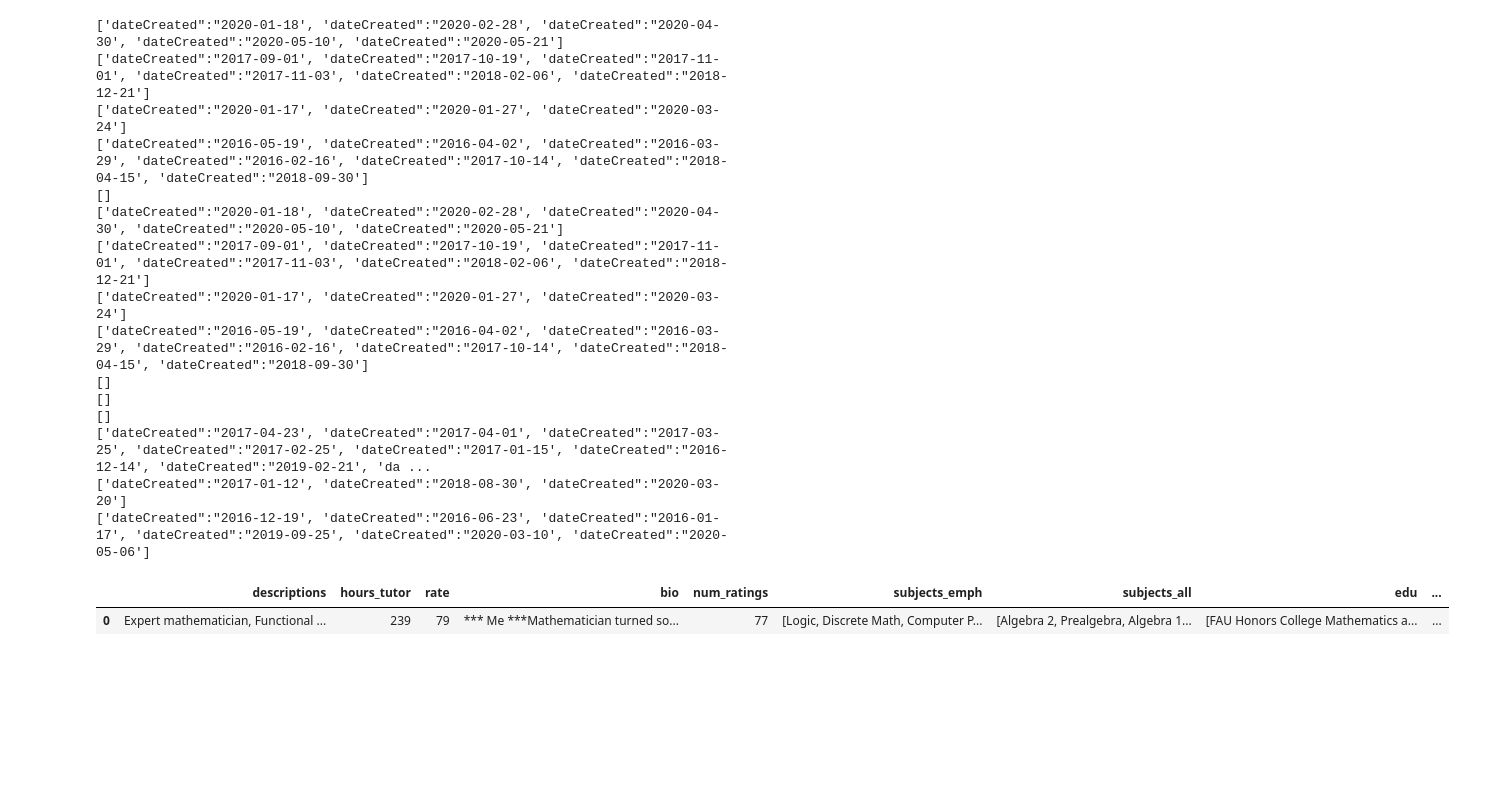
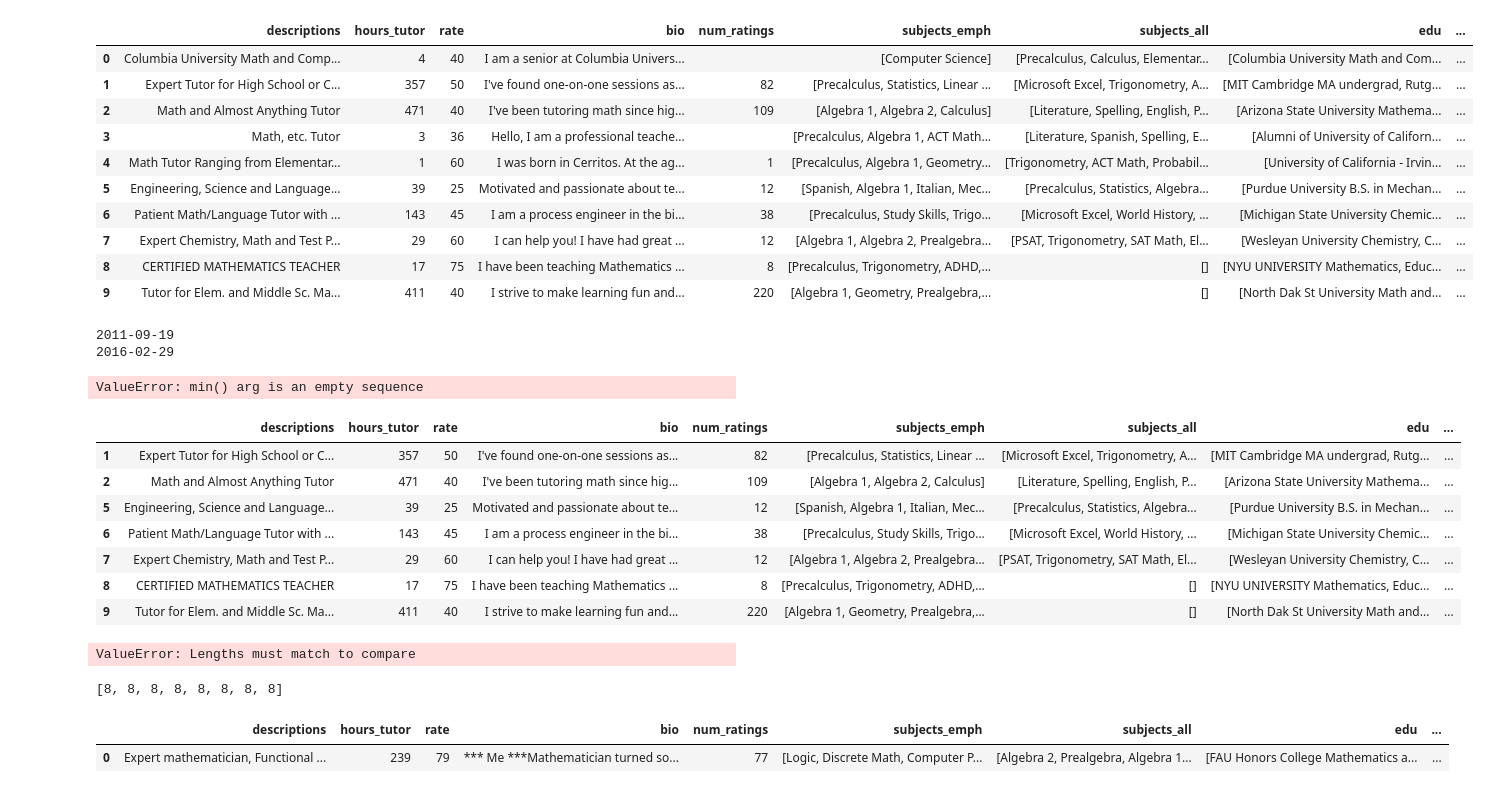
Before and after one commit to vijayoct27/tutor_prediction, a Jupyter notebook: tutor_cleaning.ipynb, the cells around one changed output. Drawn from its saved outputs; the diff is of its cells as text; code cells hidden in the pictures; blank space fills up the shorter version.

Commit message:
cleaned up review_dates

```diff
--- a/tutor_cleaning.ipynb
+++ b/tutor_cleaning.ipynb
@@ -173,13 +172,12 @@ def scrap_url(url):
     return scraped_data
 # %%
 %%time
+df = pd.DataFrame()
 for i in range(10):
 #for i in range(len(links)):
     scraped = scrap_url(links[i])
     df = df.append(scraped)
     sleep(randint(1,5))
-#df = df.reset_index(drop=True)
 #df.to_csv('test_tutor_data.csv')
-df_full = df.reset_index(drop=True)
-#df_full.to_csv('full_tutor_data.csv')
+df = df.reset_index(drop=True)
 # %% [output]
@@ -188,19 +185,0 @@ Wall time: 35.2 s
-# %%
-for i in df_full.review_dates:
-    print(i)
-# %% [output]
-['dateCreated":"2020-01-18', 'dateCreated":"2020-02-28', 'dateCreated":"2020-04-30', 'dateCreated":"2020-05-10', 'dateCreated":"2020-05-21']
-['dateCreated":"2017-09-01', 'dateCreated":"2017-10-19', 'dateCreated":"2017-11-01', 'dateCreated":"2017-11-03', 'dateCreated":"2018-02-06', 'dateCreated":"2018-12-21']
-['dateCreated":"2020-01-17', 'dateCreated":"2020-01-27', 'dateCreated":"2020-03-24']
-['dateCreated":"2016-05-19', 'dateCreated":"2016-04-02', 'dateCreated":"2016-03-29', 'dateCreated":"2016-02-16', 'dateCreated":"2017-10-14', 'dateCreated":"2018-04-15', 'dateCreated":"2018-09-30']
-[]
-['dateCreated":"2020-01-18', 'dateCreated":"2020-02-28', 'dateCreated":"2020-04-30', 'dateCreated":"2020-05-10', 'dateCreated":"2020-05-21']
-['dateCreated":"2017-09-01', 'dateCreated":"2017-10-19', 'dateCreated":"2017-11-01', 'dateCreated":"2017-11-03', 'dateCreated":"2018-02-06', 'dateCreated":"2018-12-21']
-['dateCreated":"2020-01-17', 'dateCreated":"2020-01-27', 'dateCreated":"2020-03-24']
-['dateCreated":"2016-05-19', 'dateCreated":"2016-04-02', 'dateCreated":"2016-03-29', 'dateCreated":"2016-02-16', 'dateCreated":"2017-10-14', 'dateCreated":"2018-04-15', 'dateCreated":"2018-09-30']
-[]
-[]
-[]
-['dateCreated":"2017-04-23', 'dateCreated":"2017-04-01', 'dateCreated":"2017-03-25', 'dateCreated":"2017-02-25', 'dateCreated":"2017-01-15', 'dateCreated":"2016-12-14', 'dateCreated":"2019-02-21', 'da ...
-['dateCreated":"2017-01-12', 'dateCreated":"2018-08-30', 'dateCreated":"2020-03-20']
-['dateCreated":"2016-12-19', 'dateCreated":"2016-06-23', 'dateCreated":"2016-01-17', 'dateCreated":"2019-09-25', 'dateCreated":"2020-03-10', 'dateCreated":"2020-05-06']
@@ -223,0 +188,33 @@ df_url.drop(columns=cols_to_drop)
+# %%
+df
+# %% [output]
+|  | descriptions | hours_tutor | rate | bio | num_ratings | subjects_emph | subjects_all | edu | ... |
+| 0 | Columbia University Math and Comp... | 4 | 40 | I am a senior at Columbia Univers... |  | [Computer Science] | [Precalculus, Calculus, Elementar... | [Columbia University Math and Com... | ... |
+| 1 | Expert Tutor for High School or C... | 357 | 50 | I've found one-on-one sessions as... | 82 | [Precalculus, Statistics, Linear ... | [Microsoft Excel, Trigonometry, A... | [MIT Cambridge MA undergrad, Rutg... | ... |
+| 2 | Math and Almost Anything Tutor | 471 | 40 | I've been tutoring math since hig... | 109 | [Algebra 1, Algebra 2, Calculus] | [Literature, Spelling, English, P... | [Arizona State University Mathema... | ... |
+| 3 | Math, etc. Tutor | 3 | 36 | Hello, I am a professional teache... |  | [Precalculus, Algebra 1, ACT Math... | [Literature, Spanish, Spelling, E... | [Alumni of University of Californ... | ... |
+| 4 | Math Tutor Ranging from Elementar... | 1 | 60 | I was born in Cerritos. At the ag... | 1 | [Precalculus, Algebra 1, Geometry... | [Trigonometry, ACT Math, Probabil... | [University of California - Irvin... | ... |
+| 5 | Engineering, Science and Language... | 39 | 25 | Motivated and passionate about te... | 12 | [Spanish, Algebra 1, Italian, Mec... | [Precalculus, Statistics, Algebra... | [Purdue University B.S. in Mechan... | ... |
+| 6 | Patient Math/Language Tutor with ... | 143 | 45 | I am a process engineer in the bi... | 38 | [Precalculus, Study Skills, Trigo... | [Microsoft Excel, World History, ... | [Michigan State University Chemic... | ... |
+| 7 | Expert Chemistry, Math and Test P... | 29 | 60 | I can help you! I have had great ... | 12 | [Algebra 1, Algebra 2, Prealgebra... | [PSAT, Trigonometry, SAT Math, El... | [Wesleyan University Chemistry, C... | ... |
+| 8 | CERTIFIED MATHEMATICS TEACHER | 17 | 75 | I have been teaching Mathematics ... | 8 | [Precalculus, Trigonometry, ADHD,... | [] | [NYU UNIVERSITY Mathematics, Educ... | ... |
+| 9 | Tutor for Elem. and Middle Sc. Ma... | 411 | 40 | I strive to make learning fun and... | 220 | [Algebra 1, Geometry, Prealgebra,... | [] | [North Dak St University Math and... | ... |
+# %%
+df.drop(df[df['num_ratings'] == ''].index, inplace = True)
+today = date.today()
+days_since_earliest_review_series = []
+for i in df['review_dates']:
+    list_dates = []
+    for d in i:
+        list_dates.append(datetime.strptime(d[14:], '%Y-%m-%d').date())
+    print(min(list_dates))
+    earliest_review = min(list_dates)
+    #latest_review = max(c)
+    days_since_earliest_review = (today - earliest_review).days
+    days_since_earliest_review_series.append(days_since_earliest_review)
+days_since_earliest_review_series = np.array(days_since_earliest_review_series)
+df['hours_per_week_since_earliest_review'] = (df['hours_tutor'] / days_since_earliest_review_series) * 7
+# %% [output]
+2011-09-19
+2016-02-29
+ValueError: min() arg is an empty sequence
@@ -223,0 +227,15 @@ df_url.drop(columns=cols_to_drop)
+# %%
+df
+# %% [output]
+|  | descriptions | hours_tutor | rate | bio | num_ratings | subjects_emph | subjects_all | edu | ... |
+| 1 | Expert Tutor for High School or C... | 357 | 50 | I've found one-on-one sessions as... | 82 | [Precalculus, Statistics, Linear ... | [Microsoft Excel, Trigonometry, A... | [MIT Cambridge MA undergrad, Rutg... | ... |
+| 2 | Math and Almost Anything Tutor | 471 | 40 | I've been tutoring math since hig... | 109 | [Algebra 1, Algebra 2, Calculus] | [Literature, Spelling, English, P... | [Arizona State University Mathema... | ... |
+| 5 | Engineering, Science and Language... | 39 | 25 | Motivated and passionate about te... | 12 | [Spanish, Algebra 1, Italian, Mec... | [Precalculus, Statistics, Algebra... | [Purdue University B.S. in Mechan... | ... |
+| 6 | Patient Math/Language Tutor with ... | 143 | 45 | I am a process engineer in the bi... | 38 | [Precalculus, Study Skills, Trigo... | [Microsoft Excel, World History, ... | [Michigan State University Chemic... | ... |
+| 7 | Expert Chemistry, Math and Test P... | 29 | 60 | I can help you! I have had great ... | 12 | [Algebra 1, Algebra 2, Prealgebra... | [PSAT, Trigonometry, SAT Math, El... | [Wesleyan University Chemistry, C... | ... |
+| 8 | CERTIFIED MATHEMATICS TEACHER | 17 | 75 | I have been teaching Mathematics ... | 8 | [Precalculus, Trigonometry, ADHD,... | [] | [NYU UNIVERSITY Mathematics, Educ... | ... |
+| 9 | Tutor for Elem. and Middle Sc. Ma... | 411 | 40 | I strive to make learning fun and... | 220 | [Algebra 1, Geometry, Prealgebra,... | [] | [North Dak St University Math and... | ... |
+# %%
+df[df['review_dates'] == []].index()
+# %% [output]
+ValueError: Lengths must match to compare
@@ -223,0 +247,4 @@ df_url.drop(columns=cols_to_drop)
+# %%
+arr_len
+# %% [output]
+[8, 8, 8, 8, 8, 8, 8, 8]
```
Also changed, not shown: parts of 8 cells of this notebook.
